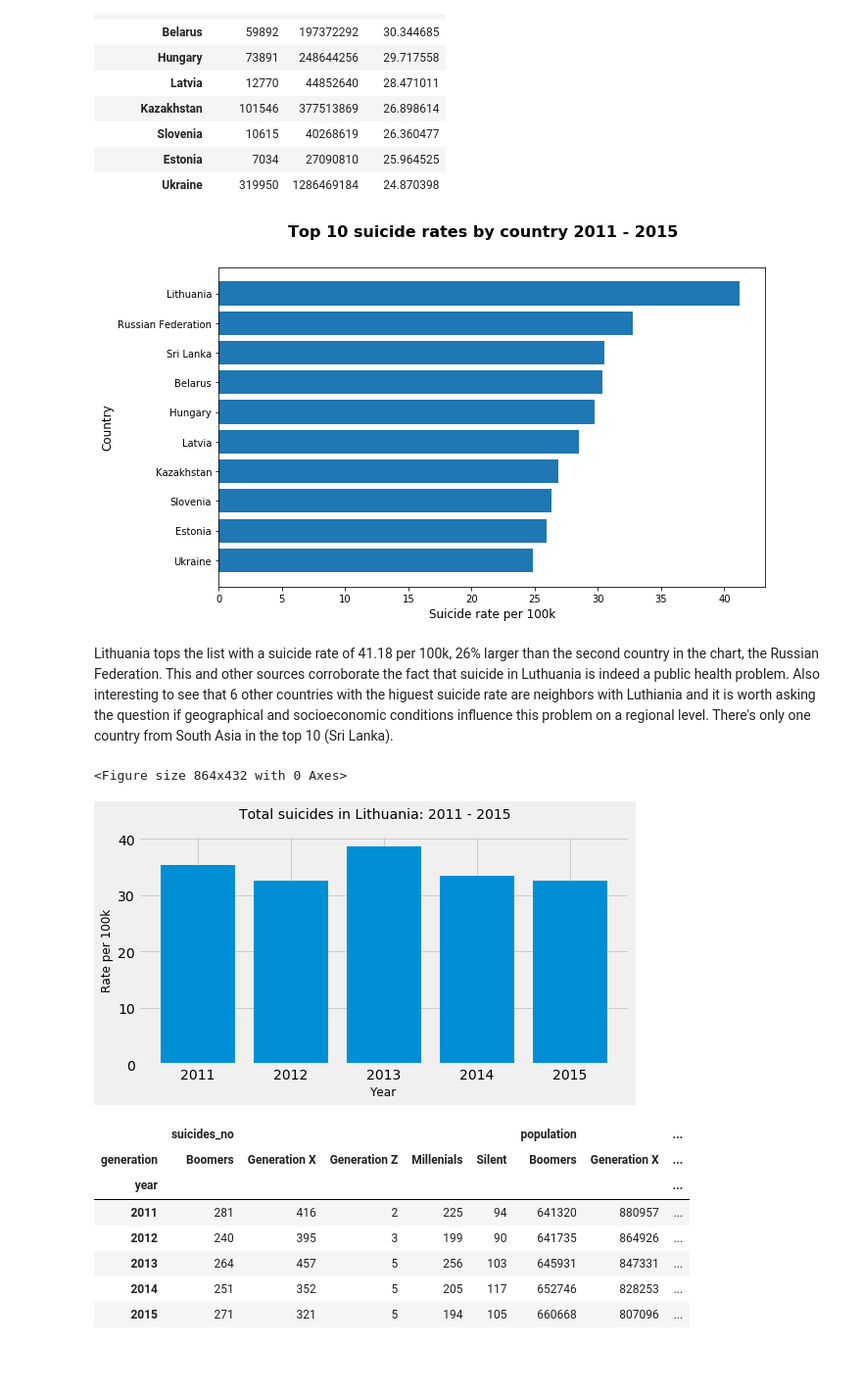
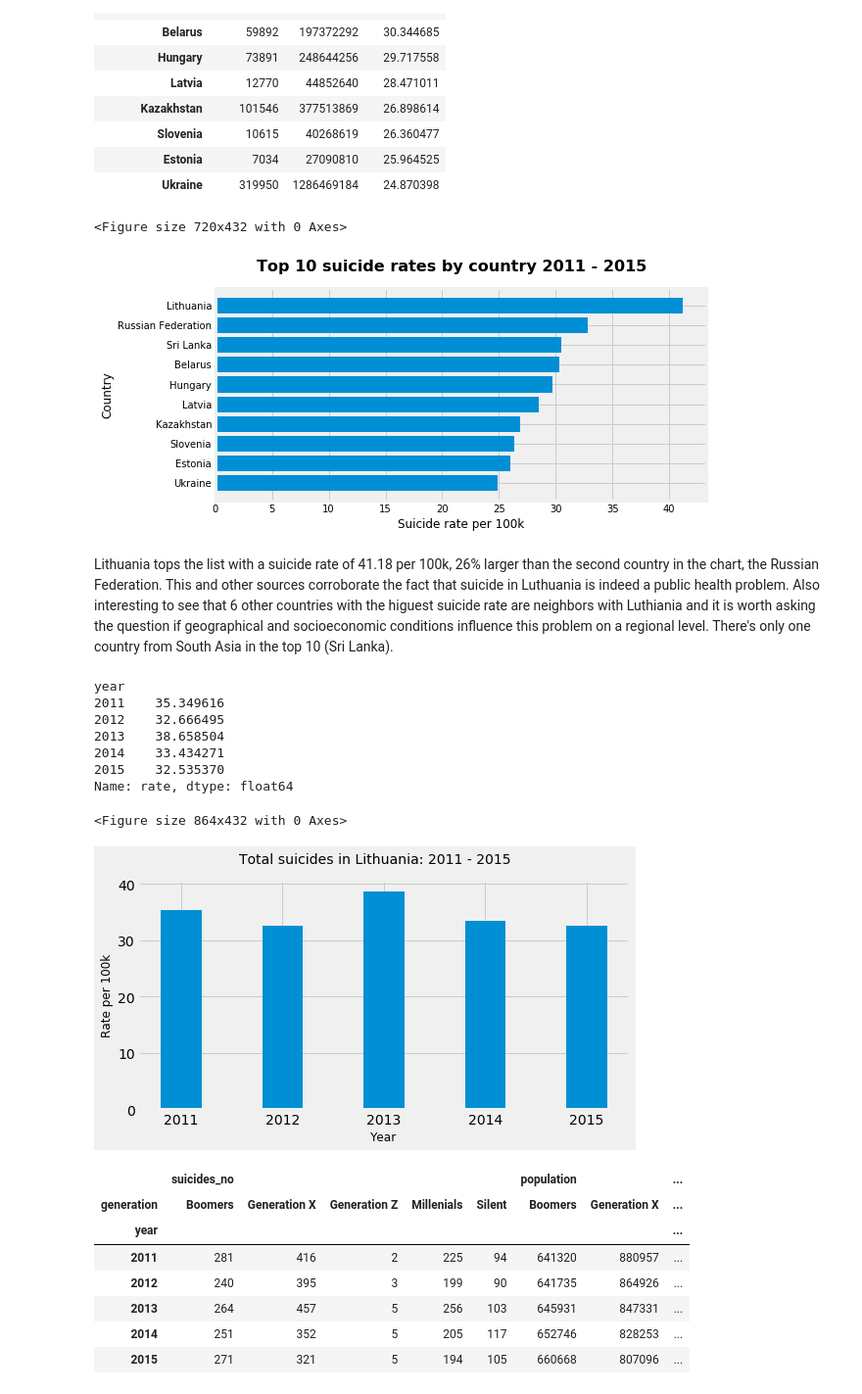
Before and after one commit to carandu/suicide_topics, a Jupyter notebook: suicide_topics.ipynb, the cells around one changed output. Shown at 98% size. Saved outputs shown, nothing was run; the diff lists cells and outputs as text; code cells hidden in the pictures; blank space fills up the shorter version.

```diff
--- a/suicide_topics.ipynb
+++ b/suicide_topics.ipynb
@@ -81,17 +81,19 @@ df_five_years.head(10)
 # %%
 #Plot of those 10 countries in a horizontal bar chart
 
 x = df_five_years.index[:10]
 y = df_five_years['natl_average'][:10]
 fig = plt.figure(figsize=(10, 6))
+fig, ax = plt.subplots(figsize=(8,4))
+plt.barh(x, y, label='lithuania')
 plt.ylabel('Country', fontsize = 12)
 plt.xlabel('Suicide rate per 100k', fontsize = 12)
 fig.suptitle('Top 10 suicide rates by country 2011 - 2015', fontsize=16, fontweight='bold')
-plt.barh(x, y)
 plt.gca().invert_yaxis() #This line inverts the order and places the country with the highest rate on top.
 plt.show()
 # %% [output]
+<Figure size 720x432 with 0 Axes>
-[figure, old version]
+[figure, new version]
 # %% [markdown]
 Lithuania tops the list with a suicide rate of 41.18 per 100k, 26% larger than the second country in the chart, the Russian Federation. This and other sources corroborate the fact that suicide in Luthuania is indeed a public health problem. Also interesting to see that 6 other countries with the higuest suicide rate are neighbors with Luthiania and it is worth asking the question if geographical and socioeconomic conditions influence this problem on a regional level. There's only one country from South Asia in the top 10 (Sri Lanka).
 # %%
@@ -102,17 +104,26 @@ lithuania_year['rate'] = lithuania_year['suicides_no'] / lithuania_year['populat
 # %%
 x = lithuania_year.index
 y = lithuania_year['rate']
+width = 0.4
 fig = plt.figure(figsize=(12, 6))
 plt.style.use('fivethirtyeight')
 fig, ax = plt.subplots(figsize=(8,4))
-plt.bar(x, y, label='lithuania')
+plt.bar(x, y, width, label='lithuania')
 plt.ylabel('Rate per 100k', fontsize = 12)
 plt.xlabel('Year', fontsize = 12)
 plt.suptitle('Total suicides in Lithuania: 2011 - 2015', fontsize = 14)
+print(y)
 plt.show()
 # %% [output]
-<Figure size 864x432 with 0 Axes>
+year
+2011    35.349616
+2012    32.666495
+2013    38.658504
+2014    33.434271
+2015    32.535370
+Name: rate, dtype: float64
+<Figure size 864x432 with 0 Axes>
-[figure, old version]
+[figure, new version]
 # %%
 lithuania_gen = lithuania.groupby(['year','generation']).agg({'suicides_no':sum, 'population':sum}).unstack(level=-1)
 lithuania_gen.head()
```
Also changed, not shown: parts of 12 cells of this notebook.
